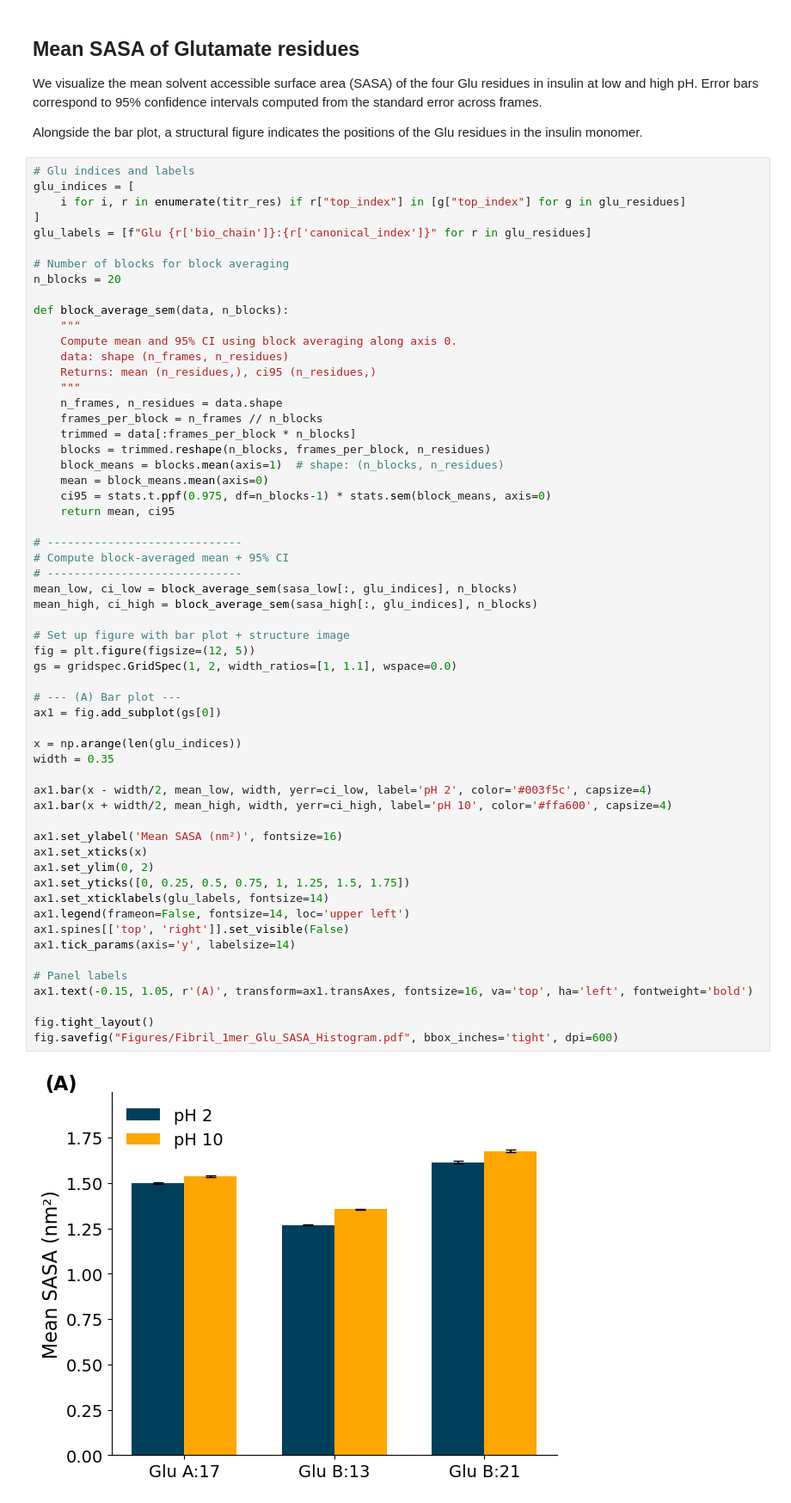
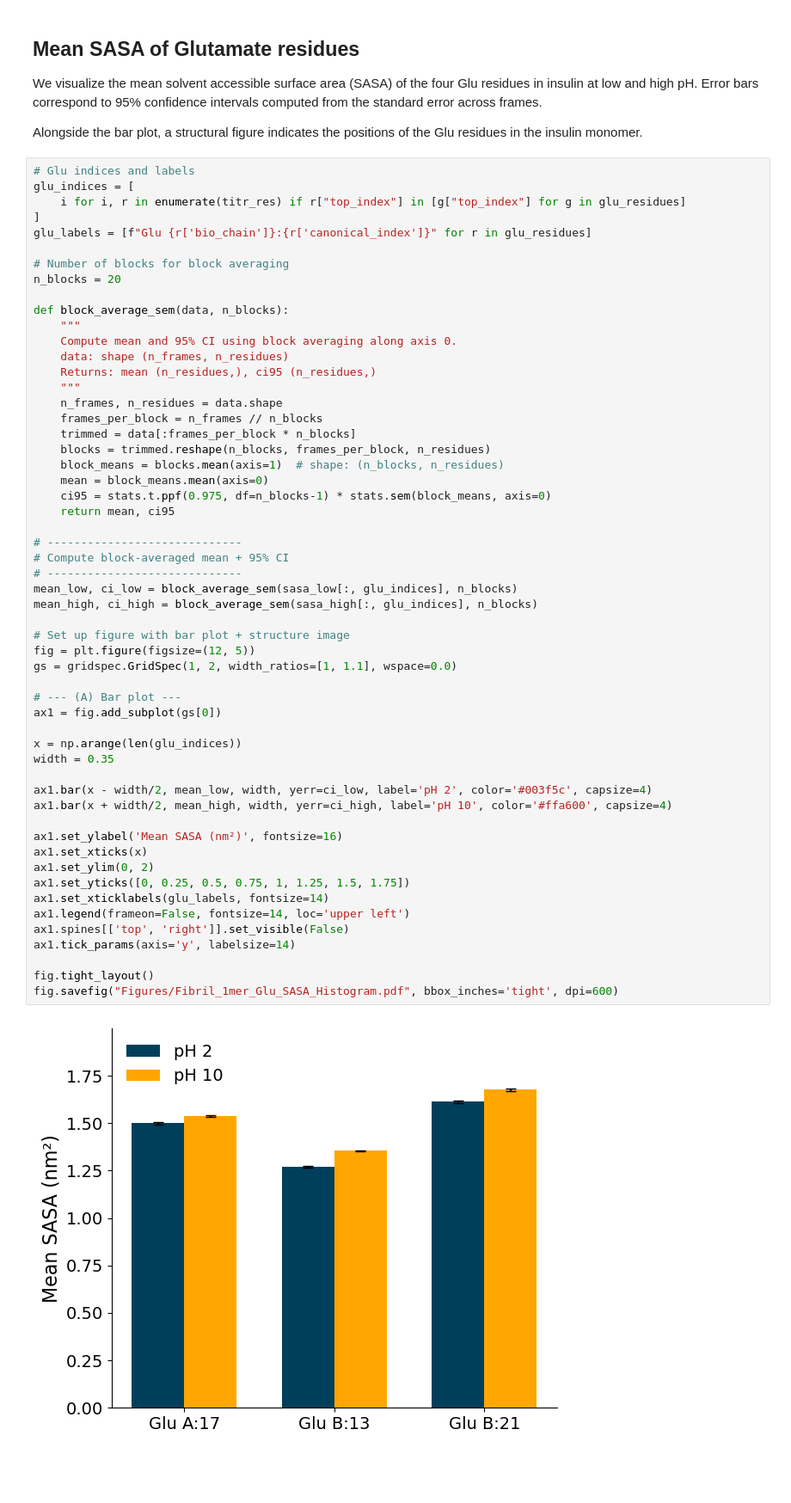
Before and after one commit to SHervoe-Hansen/Insulin_CpHMD, a Jupyter notebook: Analysis_fibril_1mer.ipynb, the cells around one changed output. Shown at 86% size. Cells and saved outputs as stored; diff of their text form; blank space fills up the shorter version.

```diff
--- a/Analysis_fibril_1mer.ipynb
+++ b/Analysis_fibril_1mer.ipynb
@@ -887,34 +889,31 @@ def block_average_sem(data, n_blocks):
 # Compute block-averaged mean + 95% CI
 # -----------------------------
 mean_low, ci_low = block_average_sem(sasa_low[:, glu_indices], n_blocks)
 mean_high, ci_high = block_average_sem(sasa_high[:, glu_indices], n_blocks)
 
 # Set up figure with bar plot + structure image
 fig = plt.figure(figsize=(12, 5))
 gs = gridspec.GridSpec(1, 2, width_ratios=[1, 1.1], wspace=0.0)
 
 # --- (A) Bar plot ---
 ax1 = fig.add_subplot(gs[0])
 
 x = np.arange(len(glu_indices))
 width = 0.35
 
 ax1.bar(x - width/2, mean_low, width, yerr=ci_low, label='pH 2', color='#003f5c', capsize=4)
 ax1.bar(x + width/2, mean_high, width, yerr=ci_high, label='pH 10', color='#ffa600', capsize=4)
 
 ax1.set_ylabel('Mean SASA (nm²)', fontsize=16)
 ax1.set_xticks(x)
 ax1.set_ylim(0, 2)
 ax1.set_yticks([0, 0.25, 0.5, 0.75, 1, 1.25, 1.5, 1.75])
 ax1.set_xticklabels(glu_labels, fontsize=14)
 ax1.legend(frameon=False, fontsize=14, loc='upper left')
 ax1.spines[['top', 'right']].set_visible(False)
 ax1.tick_params(axis='y', labelsize=14)
 
-# Panel labels
-ax1.text(-0.15, 1.05, r'(A)', transform=ax1.transAxes, fontsize=16, va='top', ha='left', fontweight='bold')
-
 fig.tight_layout()
 fig.savefig("Figures/Fibril_1mer_Glu_SASA_Histogram.pdf", bbox_inches='tight', dpi=600)
 # %% [output]
-[figure, old version]
+[figure, new version]
```
Also changed, not shown: parts of 1 cell of this notebook, 3 other files.
